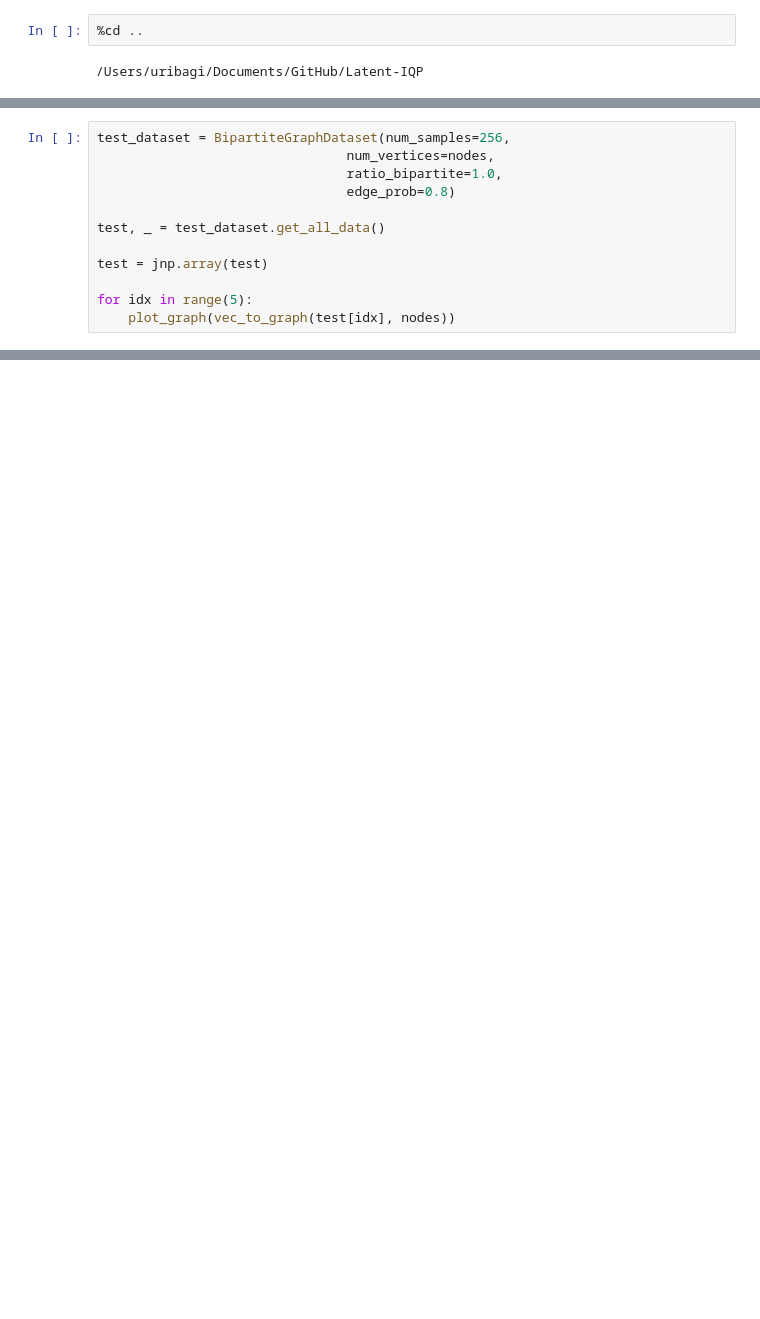
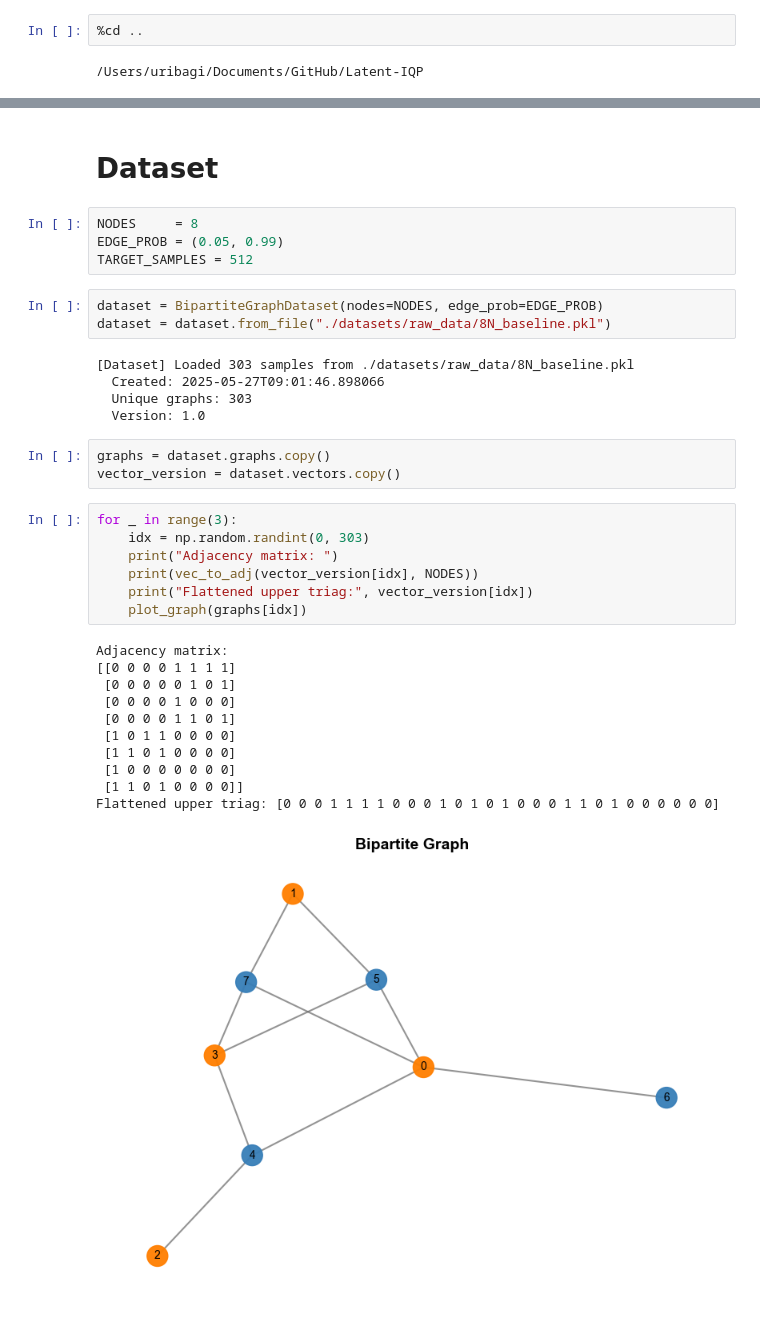
Before and after one commit to uriballo/IQP-NISQ, a Jupyter notebook: Notebooks/DEMO.ipynb, the cells around one changed output, grey strips where cells are left out. Drawn from its saved outputs; the diff is of its cells as text; blank space fills up the shorter version.

```diff
--- a/Notebooks/DEMO.ipynb
+++ b/Notebooks/DEMO.ipynb
@@ -85,12 +4,0 @@ plt.show()
-# %%
-test_dataset = BipartiteGraphDataset(num_samples=256,
-                                num_vertices=nodes,
-                                ratio_bipartite=1.0,
-                                edge_prob=0.8)
-
-test, _ = test_dataset.get_all_data()
-
-test = jnp.array(test)
-
-for idx in range(5):
-    plot_graph(vec_to_graph(test[idx], nodes))
@@ -153,0 +13,36 @@ metrics.sample_diversity(generated_samples, "jaccard")
+# %% [markdown]
+# Dataset
+# %%
+NODES     = 8
+EDGE_PROB = (0.05, 0.99)
+TARGET_SAMPLES = 512
+# %%
+dataset = BipartiteGraphDataset(nodes=NODES, edge_prob=EDGE_PROB)
+dataset = dataset.from_file("./datasets/raw_data/8N_baseline.pkl")
+# %% [output]
+[Dataset] Loaded 303 samples from ./datasets/raw_data/8N_baseline.pkl
+  Created: 2025-05-27T09:01:46.898066
+  Unique graphs: 303
+  Version: 1.0
+# %%
+graphs = dataset.graphs.copy()
+vector_version = dataset.vectors.copy()
+# %%
+for _ in range(3):
+    idx = np.random.randint(0, 303)
+    print("Adjacency matrix: ")
+    print(vec_to_adj(vector_version[idx], NODES))
+    print("Flattened upper triag:", vector_version[idx])
+    plot_graph(graphs[idx])
+# %% [output]
+Adjacency matrix:
+[[0 0 0 0 1 1 1 1]
+ [0 0 0 0 0 1 0 1]
+ [0 0 0 0 1 0 0 0]
+ [0 0 0 0 1 1 0 1]
+ [1 0 1 1 0 0 0 0]
+ [1 1 0 1 0 0 0 0]
+ [1 0 0 0 0 0 0 0]
+ [1 1 0 1 0 0 0 0]]
+Flattened upper triag: [0 0 0 1 1 1 1 0 0 0 1 0 1 0 1 0 0 0 1 1 0 1 0 0 0 0 0 0]
+[figure, added]
```
Also changed, not shown: parts of 53 cells of this notebook, 4 other files.
